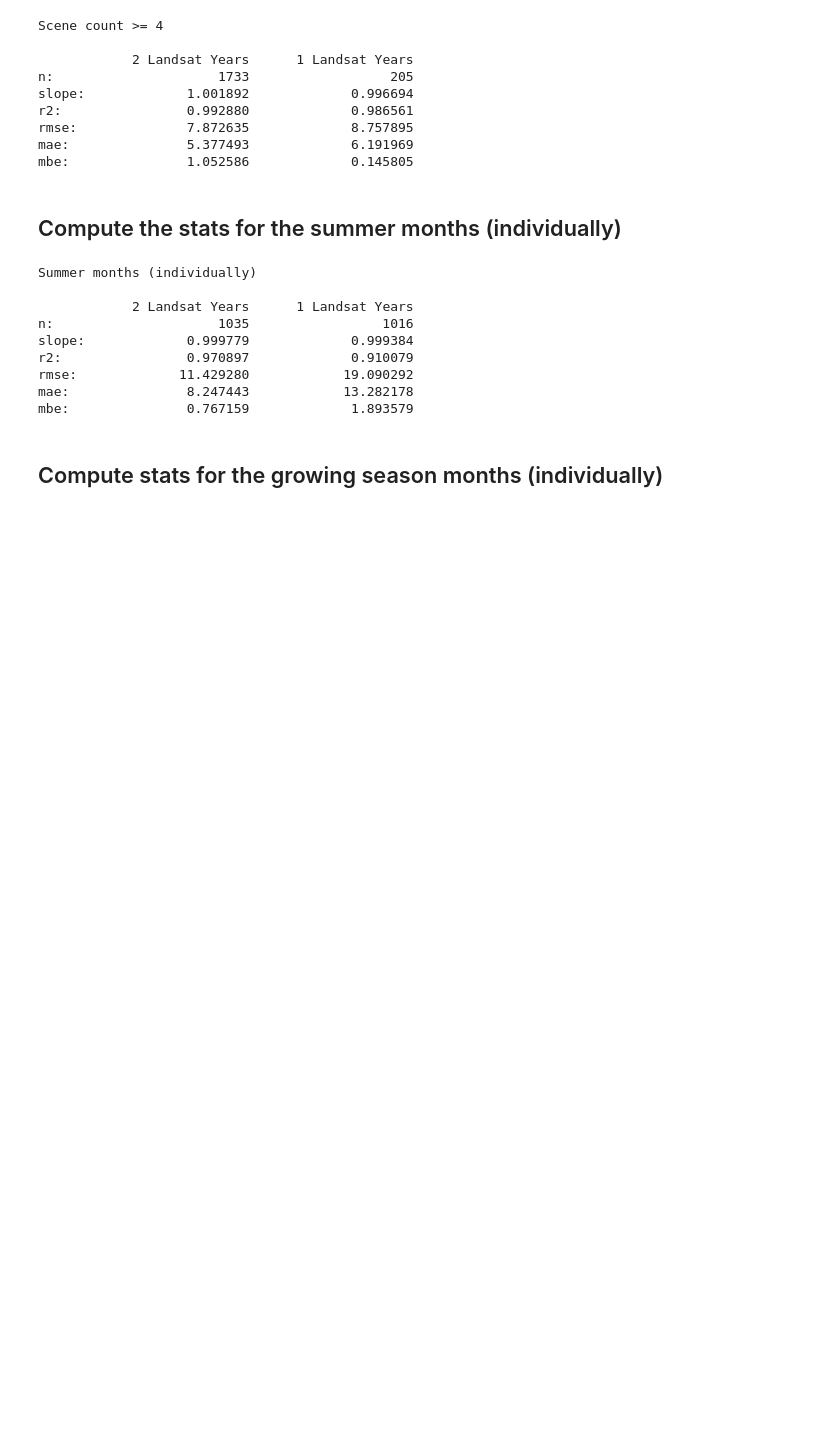
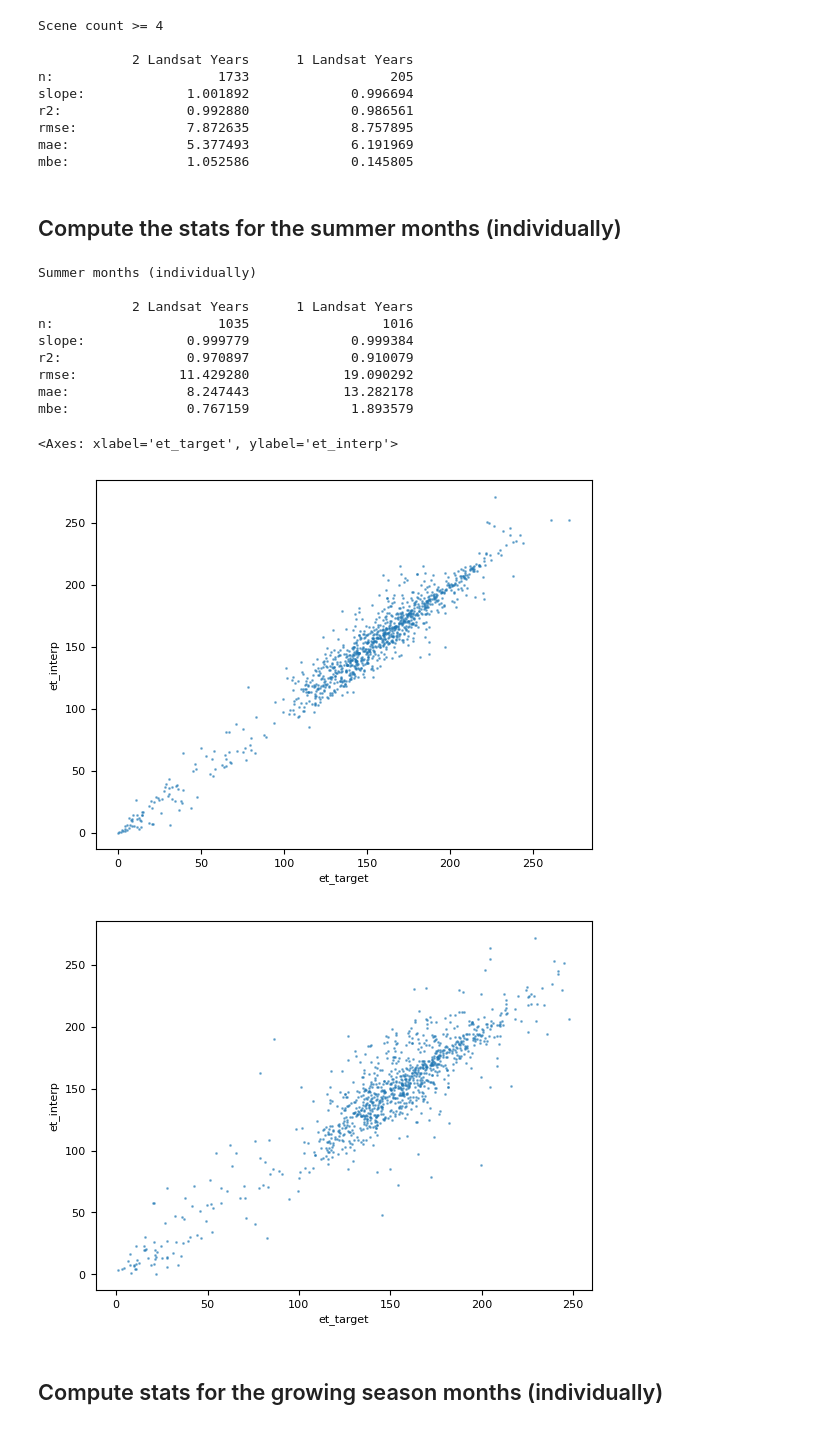
Before and after one commit to cgmorton/interpolation_uncertainty, a Jupyter notebook: analysis.ipynb, the cells around one changed output. Drawn from its saved outputs; the diff is of its cells as text; code cells hidden in the pictures; blank space fills up the shorter version.

```diff
--- a/analysis.ipynb
+++ b/analysis.ipynb
@@ -770,20 +769,25 @@ mbe:               1.052586             0.145805
 # %%
 print('Summer months (individually)\n')
 print(stats_str_fmt.format('', '2 Landsat Years', '1 Landsat Years'))
 print_stats(
     monthly_two_landsat_df[monthly_two_landsat_df['month'].isin([6, 7, 8])],
     monthly_one_landsat_df[monthly_one_landsat_df['month'].isin([6, 7, 8])]
 )
+monthly_two_landsat_df[monthly_two_landsat_df['month'].isin([6, 7, 8])].plot.scatter('et_target', 'et_interp', s=1, alpha=0.5)
+monthly_one_landsat_df[monthly_one_landsat_df['month'].isin([6, 7, 8])].plot.scatter('et_target', 'et_interp', s=1, alpha=0.5)
 # %% [output]
 Summer months (individually)
 
             2 Landsat Years      1 Landsat Years
 n:                     1035                 1016
 slope:             0.999779             0.999384
 r2:                0.970897             0.910079
 rmse:             11.429280            19.090292
 mae:               8.247443            13.282178
 mbe:               0.767159             1.893579
+<Axes: xlabel='et_target', ylabel='et_interp'>
+[figure, added]
+[figure, added]
 # %% [markdown]
 ## Compute stats for the growing season months (individually)
 # %%
```
Also changed, not shown: parts of 7 cells of this notebook.
